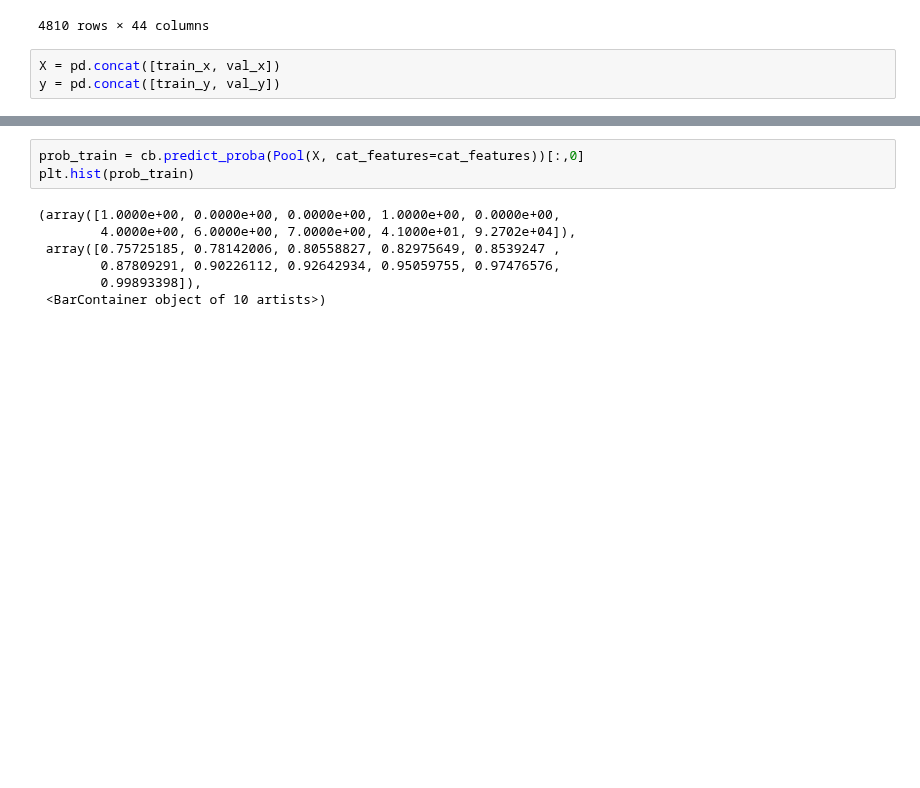
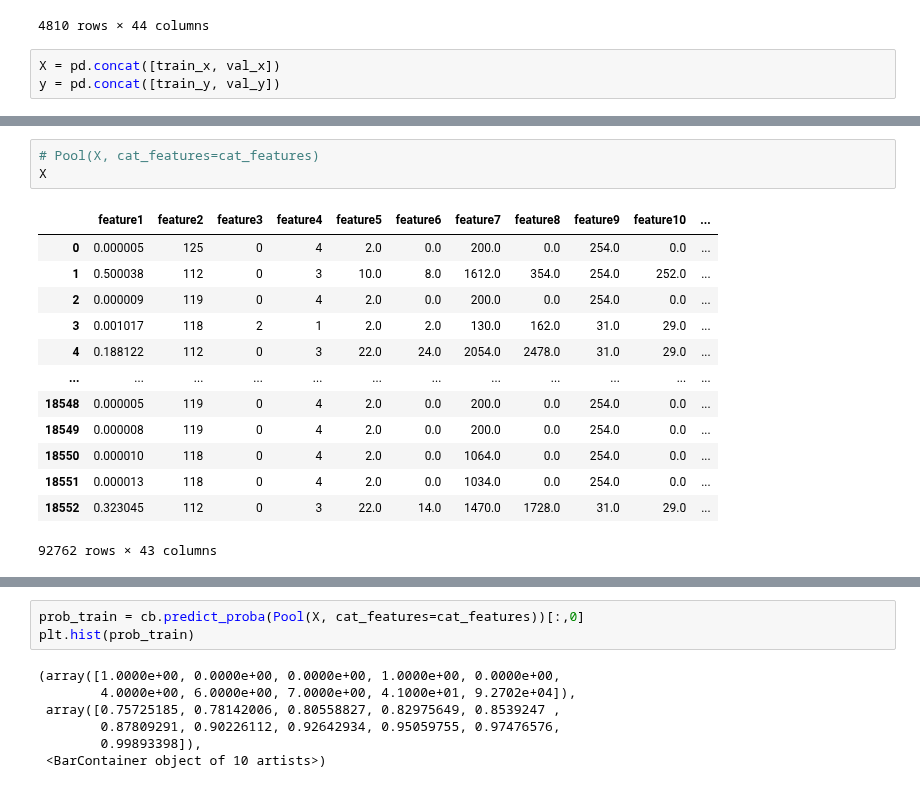
Before and after one commit to DASC-CompetitiveDS/MLOpsVN, a Jupyter notebook: src/notebooks/seperate_distribution.ipynb, the cells around one changed output, grey strips where cells are left out. Saved outputs shown, nothing was run; the diff lists cells and outputs as text; blank space fills up the shorter version.

```diff
--- a/src/notebooks/seperate_distribution.ipynb
+++ b/src/notebooks/seperate_distribution.ipynb
@@ -578,3 +640,20 @@ def train_catboost(train_x, val_x, train_y, val_y):
+# %%
+# Pool(X, cat_features=cat_features)
+X
+# %% [output]
+|  | feature1 | feature2 | feature3 | feature4 | feature5 | feature6 | feature7 | feature8 | feature9 | feature10 | ... |
+| 0 | 0.000005 | 125 | 0 | 4 | 2.0 | 0.0 | 200.0 | 0.0 | 254.0 | 0.0 | ... |
+| 1 | 0.500038 | 112 | 0 | 3 | 10.0 | 8.0 | 1612.0 | 354.0 | 254.0 | 252.0 | ... |
+| 2 | 0.000009 | 119 | 0 | 4 | 2.0 | 0.0 | 200.0 | 0.0 | 254.0 | 0.0 | ... |
+| 3 | 0.001017 | 118 | 2 | 1 | 2.0 | 2.0 | 130.0 | 162.0 | 31.0 | 29.0 | ... |
+| 4 | 0.188122 | 112 | 0 | 3 | 22.0 | 24.0 | 2054.0 | 2478.0 | 31.0 | 29.0 | ... |
+| ... | ... | ... | ... | ... | ... | ... | ... | ... | ... | ... | ... |
+| 18548 | 0.000005 | 119 | 0 | 4 | 2.0 | 0.0 | 200.0 | 0.0 | 254.0 | 0.0 | ... |
+| 18549 | 0.000008 | 119 | 0 | 4 | 2.0 | 0.0 | 200.0 | 0.0 | 254.0 | 0.0 | ... |
+| 18550 | 0.000010 | 118 | 0 | 4 | 2.0 | 0.0 | 1064.0 | 0.0 | 254.0 | 0.0 | ... |
+| 18551 | 0.000013 | 118 | 0 | 4 | 2.0 | 0.0 | 1034.0 | 0.0 | 254.0 | 0.0 | ... |
+| 18552 | 0.323045 | 112 | 0 | 3 | 22.0 | 14.0 | 1470.0 | 1728.0 | 31.0 | 29.0 | ... |
+92762 rows × 43 columns
 # %%
 import random
 
```
Also changed, not shown: parts of 11 cells of this notebook, 5 other files.
